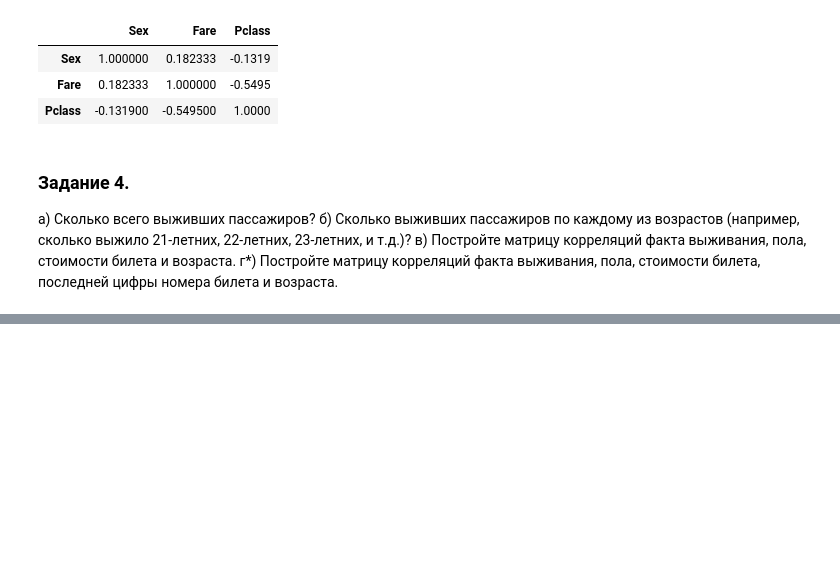
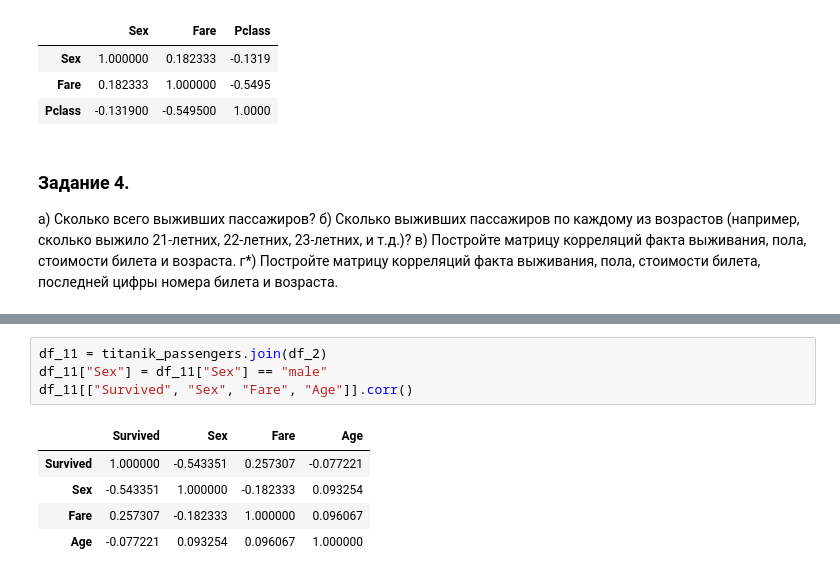
Before and after one commit to SynKolbasyn/School, a Jupyter notebook: AI/Lesson_04_09_2023/[seminar, basic]pandas.ipynb, the cells around one changed output, grey strips where cells are left out. Cells and saved outputs as stored; diff of their text form; blank space fills up the shorter version.

```diff
--- a/AI/Lesson_04_09_2023/[seminar, basic]pandas.ipynb
+++ b/AI/Lesson_04_09_2023/[seminar, basic]pandas.ipynb
@@ -749,0 +783,10 @@ df_for_corr.corr()
+# %%
+df_11 = titanik_passengers.join(df_2)
+df_11["Sex"] = df_11["Sex"] == "male"
+df_11[["Survived", "Sex", "Fare", "Age"]].corr()
+# %% [output]
+|  | Survived | Sex | Fare | Age |
+| Survived | 1.000000 | -0.543351 | 0.257307 | -0.077221 |
+| Sex | -0.543351 | 1.000000 | -0.182333 | 0.093254 |
+| Fare | 0.257307 | -0.182333 | 1.000000 | 0.096067 |
+| Age | -0.077221 | 0.093254 | 0.096067 | 1.000000 |
```
Also changed, not shown: parts of 9 cells of this notebook.
